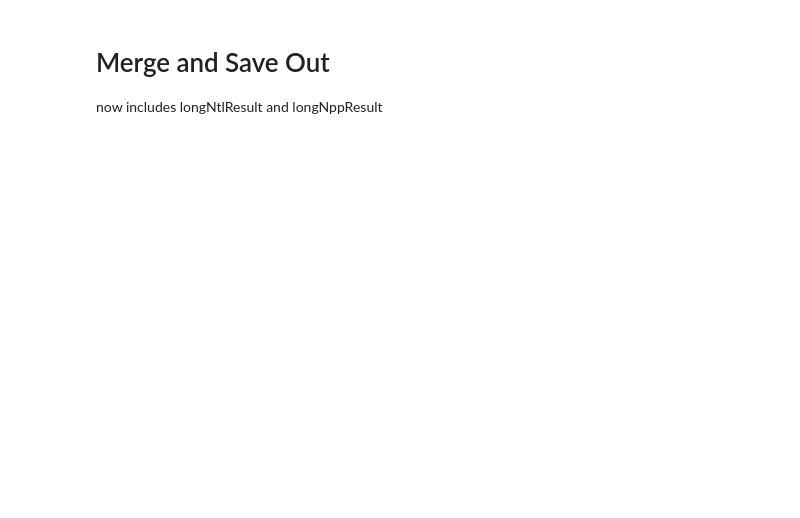
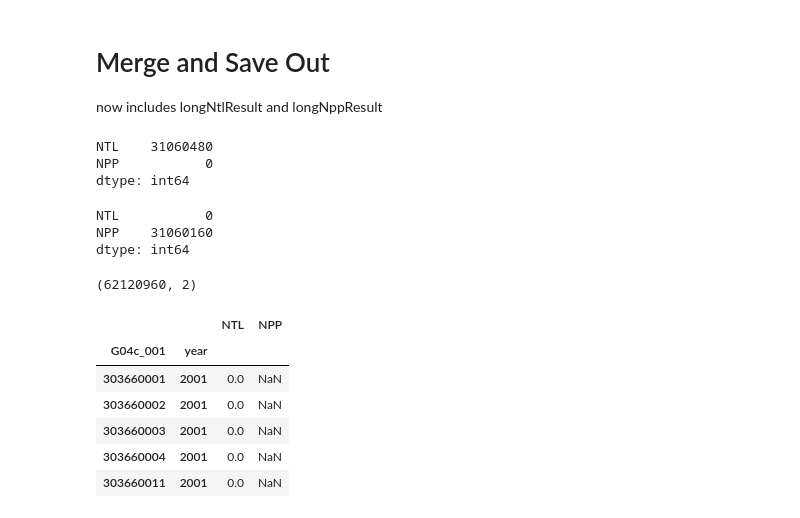
Before and after one commit to MichaelChaoLi-cpu/JapanPop, a Jupyter notebook: 01_PyCode/25_DW_NppNtlPrecipitationTemperature_v1.ipynb, the cells around one changed output. Cells and saved outputs as stored; diff of their text form; code cells hidden in the pictures; blank space fills up the shorter version.

```diff
--- a/01_PyCode/25_DW_NppNtlPrecipitationTemperature_v1.ipynb
+++ b/01_PyCode/25_DW_NppNtlPrecipitationTemperature_v1.ipynb
@@ -836,3 +877,31 @@ now includes longNtlResult and longNppResult
 longFinalDf = pd.concat([longNtlDF, longNppDF])
 # %%
 longFinalDf.to_pickle("F:/17_Article/01_Data/98_20yearPickles/02_NtlNppPrecTemp.pkl")
+# %%
+longFinalDf = pd.read_pickle("F:/17_Article/01_Data/98_20yearPickles/02_NtlNppPrecTemp.pkl")
+# %%
+longFinalDf[pd.isna(longFinalDf.NPP)].count()
+# %% [output]
+NTL    31060480
+NPP           0
+dtype: int64
+# %%
+longFinalDf[pd.isna(longFinalDf.NTL)].count()
+# %% [output]
+NTL           0
+NPP    31060160
+dtype: int64
+# %%
+longFinalDf.shape
+# %% [output]
+(62120960, 2)
+# %%
+longFinalDf.head()
+# %% [output]
+|  |  | NTL | NPP |
+| G04c_001 | year |  |  |
+| 303660001 | 2001 | 0.0 | NaN |
+| 303660002 | 2001 | 0.0 | NaN |
+| 303660003 | 2001 | 0.0 | NaN |
+| 303660004 | 2001 | 0.0 | NaN |
+| 303660011 | 2001 | 0.0 | NaN |
```
Also changed, not shown: parts of 7 cells of this notebook.
